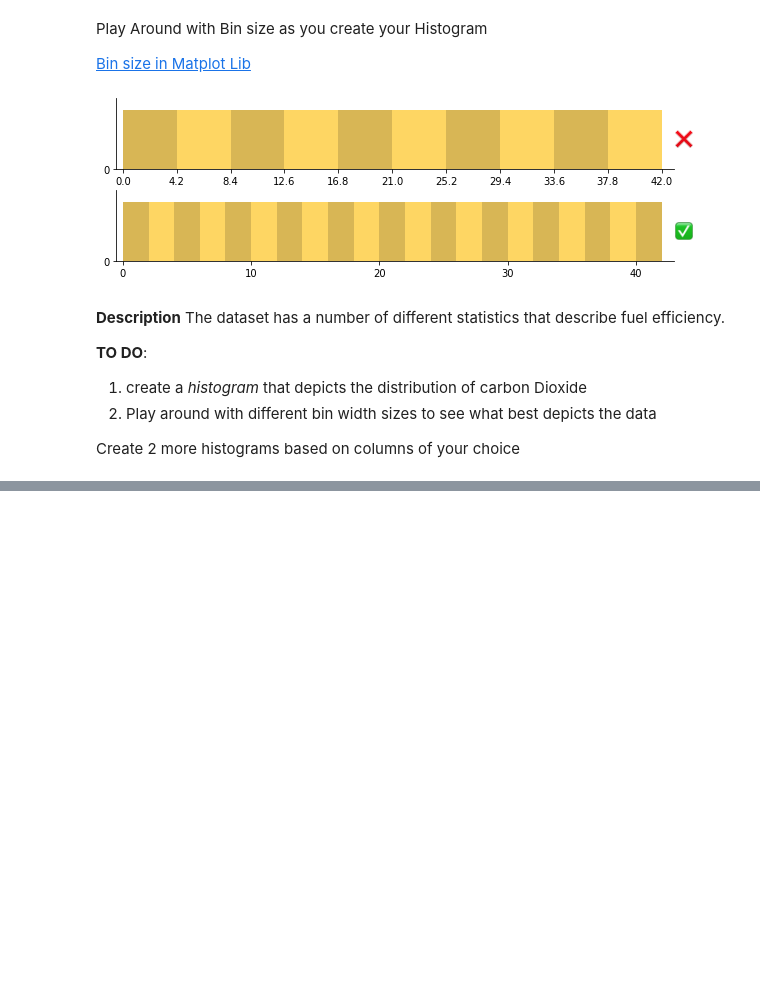
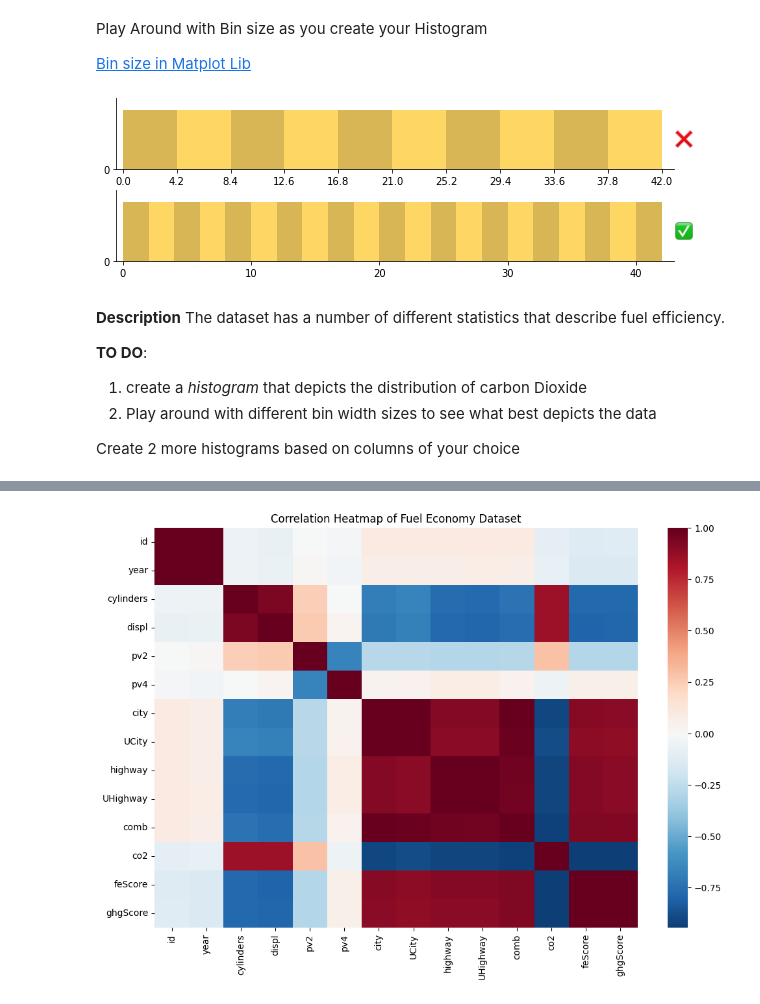
Before and after one commit to hirwaalu/plotting-project, a Jupyter notebook: Plotting_Assignment.ipynb, the cells around one changed output, grey strips where cells are left out. Cells and saved outputs as stored; diff of their text form; code cells hidden in the pictures; blank space fills up the shorter version.

```diff
--- a/Plotting_Assignment.ipynb
+++ b/Plotting_Assignment.ipynb
@@ -60,3 +97,14 @@ Finally What Columns would you delete Drop if the target is the ghg score? Justi
 ---
 
 ![image.png](embedded-picture-1)
+# %%
+# Compute correlation matrix
+corr = df.corr(numeric_only=True)
+
+# Plot heatmap
+plt.figure(figsize=(12, 8))
+sns.heatmap(corr, cmap='RdBu_r', annot=False, center=0)
+plt.title('Correlation Heatmap of Fuel Economy Dataset')
+plt.show()
+# %% [output]
+[figure, added]
```
Also changed, not shown: parts of 12 cells of this notebook.
